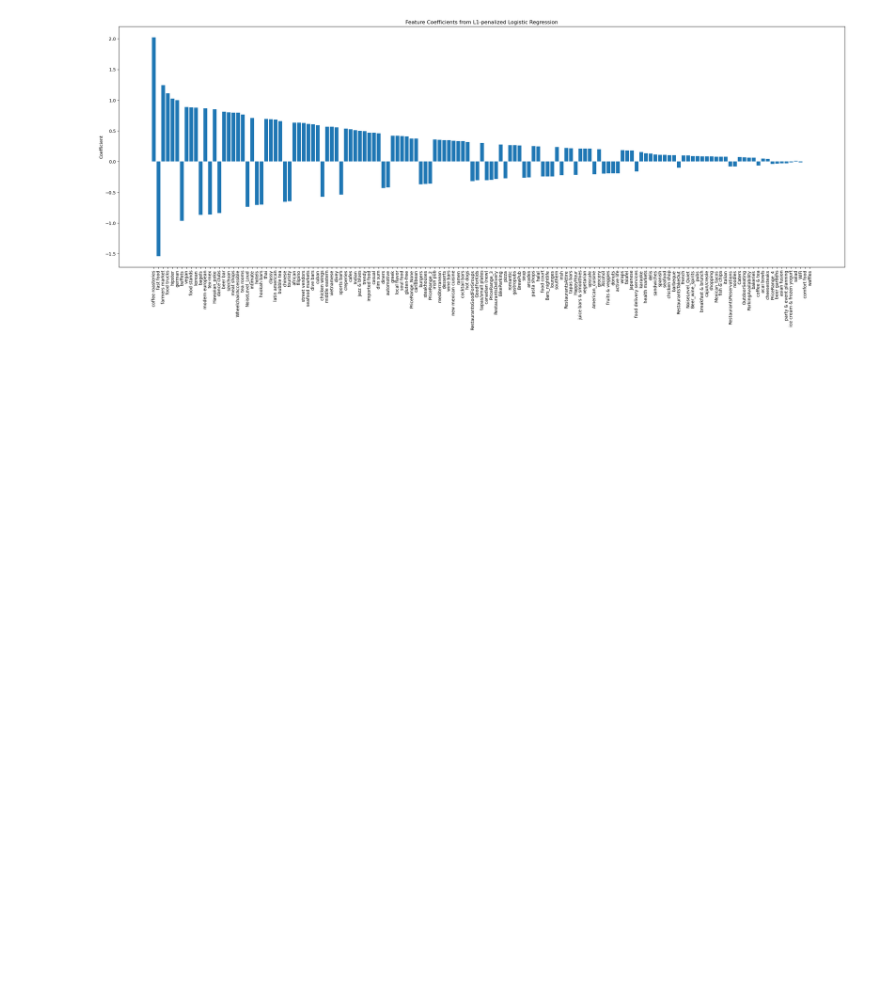
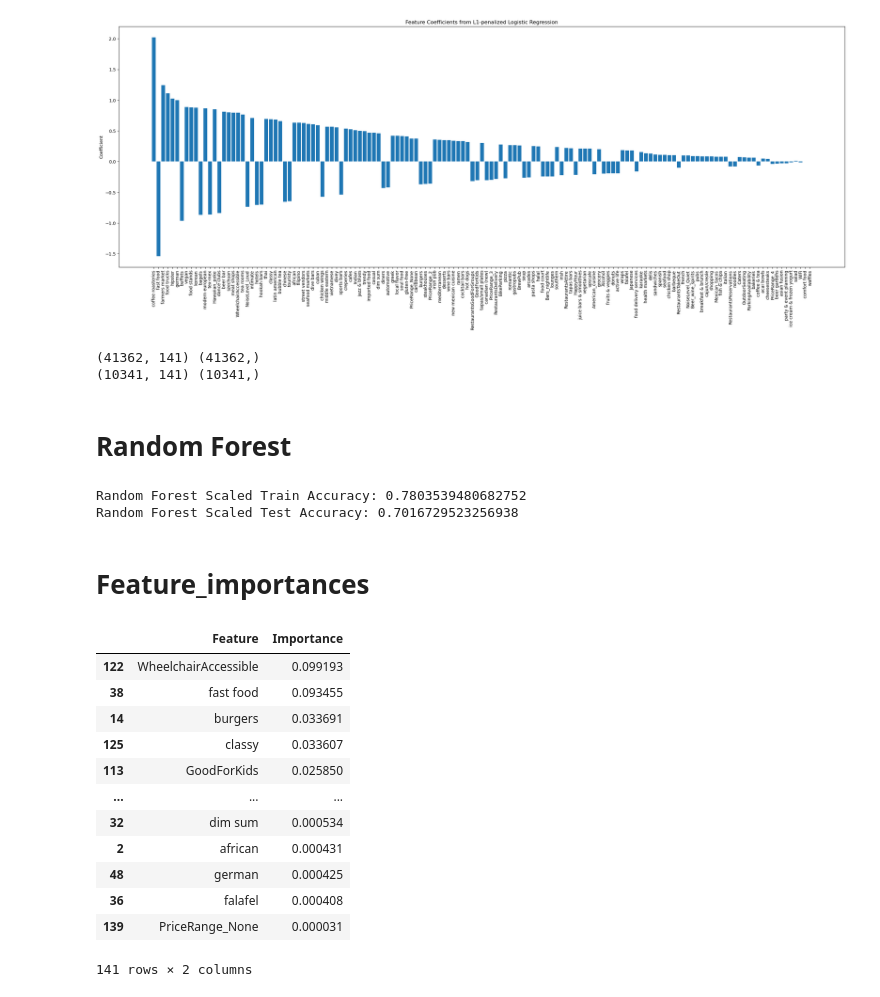
Before and after one commit to HodaShoghi/Restaurant_Success_Prediction, a Jupyter notebook: Notebooks/EDA.ipynb, the cells around one changed output. Cells and saved outputs as stored; diff of their text form; code cells hidden in the pictures; blank space fills up the shorter version.

```diff
--- a/Notebooks/EDA.ipynb
+++ b/Notebooks/EDA.ipynb
@@ -1685,3 +1705,35 @@ plt.title('Feature Coefficients from L1-penalized Logistic Regression')
 plt.show()
 # %% [output]
 [figure]
+# %%
+print(X_train.shape, y_train.shape)
+print(X_test.shape, y_test.shape)
+# %% [output]
+(41362, 141) (41362,)
+(10341, 141) (10341,)
+# %% [markdown]
+# Random Forest
+# %%
+from sklearn.ensemble import RandomForestClassifier
+
+scaler = StandardScaler()
+X_train_scaled = scaler.fit_transform(X_train)
+X_test_scaled = scaler.transform(X_test)
+
+
+# Create and fit the random forest model
+rf_model = RandomForestClassifier(n_estimators=80, max_depth=17, random_state=42)
+rf_model.fit(X_train_scaled, y_train)
+
+# Evaluating the model on the train data
+train_score_rf = rf_model.score(X_train_scaled, y_train)
+print(f'Random Forest Scaled Train Accuracy: {train_score_rf}')
+
+# Evaluating the model on the test data
+test_score_rf = rf_model.score(X_test_scaled, y_test)
+print(f'Random Forest Scaled Test Accuracy: {test_score_rf}')
+# %% [output]
+Random Forest Scaled Train Accuracy: 0.7803539480682752
+Random Forest Scaled Test Accuracy: 0.7016729523256938
+# %% [markdown]
+# Feature_importances
@@ -1687,0 +1747,16 @@ plt.show()
+# %%
+feature_importances
+# %% [output]
+|  | Feature | Importance |
+| 122 | WheelchairAccessible | 0.099193 |
+| 38 | fast food | 0.093455 |
+| 14 | burgers | 0.033691 |
+| 125 | classy | 0.033607 |
+| 113 | GoodForKids | 0.025850 |
+| ... | ... | ... |
+| 32 | dim sum | 0.000534 |
+| 2 | african | 0.000431 |
+| 48 | german | 0.000425 |
+| 36 | falafel | 0.000408 |
+| 139 | PriceRange_None | 0.000031 |
+141 rows × 2 columns
```
Also changed, not shown: parts of 67 cells of this notebook, 14 other files.
